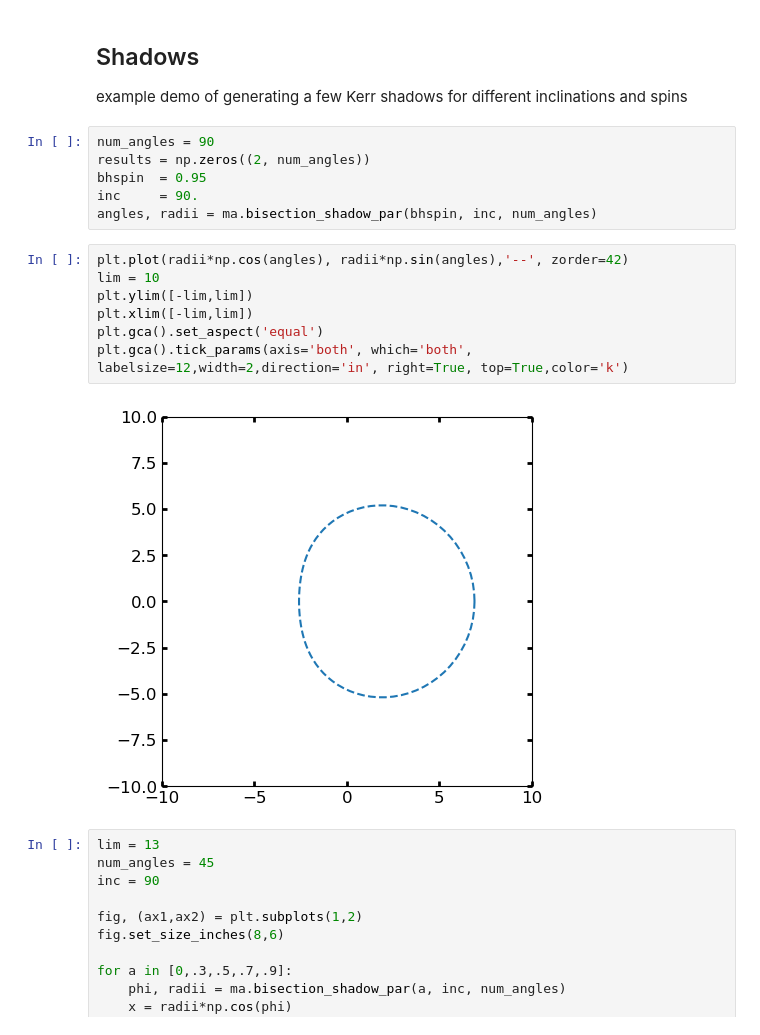
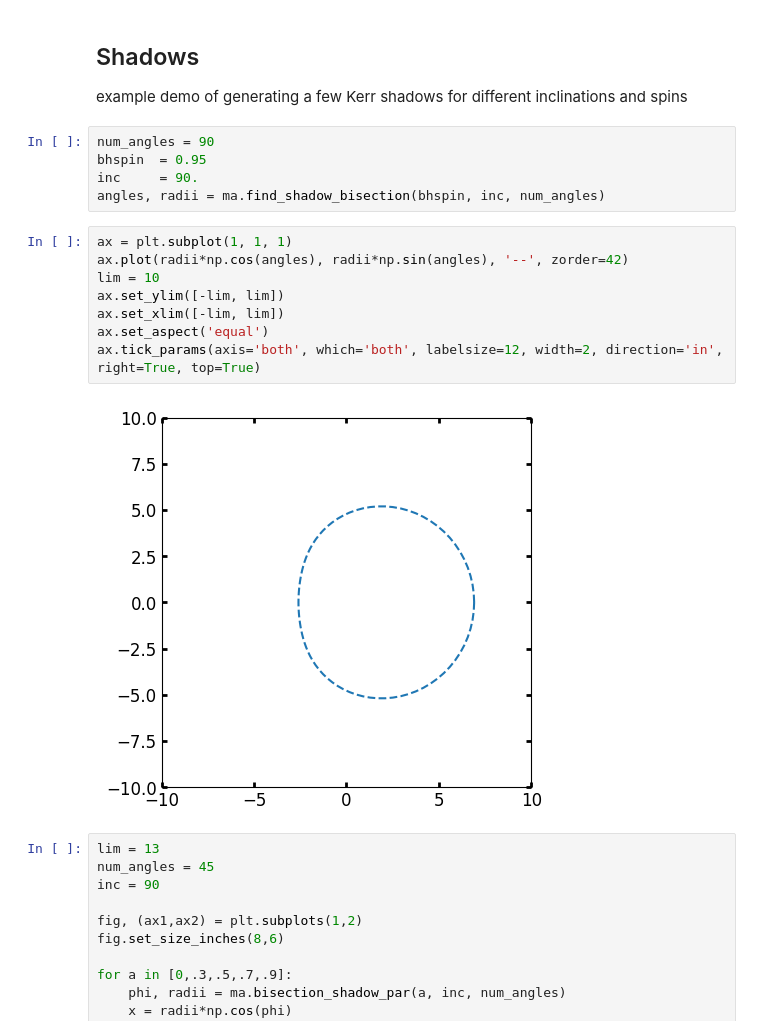
Before and after one commit to liamedeiros/Mahakala, a Jupyter notebook: demos/Mahakala_testing.ipynb, the cells around one changed output. Saved outputs shown, nothing was run; the diff lists cells and outputs as text.

Commit message:
add test for shadows and slightly cleaner code all around

```diff
--- a/demos/Mahakala_testing.ipynb
+++ b/demos/Mahakala_testing.ipynb
@@ -47,19 +49,19 @@ plt.gca().tick_params(axis='both', which='both', labelsize=12,width=2,direction=
 example demo of generating a few Kerr shadows for different inclinations and spins
 # %%
 num_angles = 90
-results = np.zeros((2, num_angles))
 bhspin  = 0.95
 inc     = 90.
-angles, radii = ma.bisection_shadow_par(bhspin, inc, num_angles)
+angles, radii = ma.find_shadow_bisection(bhspin, inc, num_angles)
 # %%
-plt.plot(radii*np.cos(angles), radii*np.sin(angles),'--', zorder=42)
+ax = plt.subplot(1, 1, 1)
+ax.plot(radii*np.cos(angles), radii*np.sin(angles), '--', zorder=42)
 lim = 10
-plt.ylim([-lim,lim])
-plt.xlim([-lim,lim])
-plt.gca().set_aspect('equal')
-plt.gca().tick_params(axis='both', which='both', labelsize=12,width=2,direction='in', right=True, top=True,color='k')
+ax.set_ylim([-lim, lim])
+ax.set_xlim([-lim, lim])
+ax.set_aspect('equal')
+ax.tick_params(axis='both', which='both', labelsize=12, width=2, direction='in', right=True, top=True)
 # %% [output]
-[figure, old version]
+[figure, new version]
 # %%
 lim = 13
 num_angles = 45
```
Also changed, not shown: parts of 4 cells of this notebook, 5 other files.
